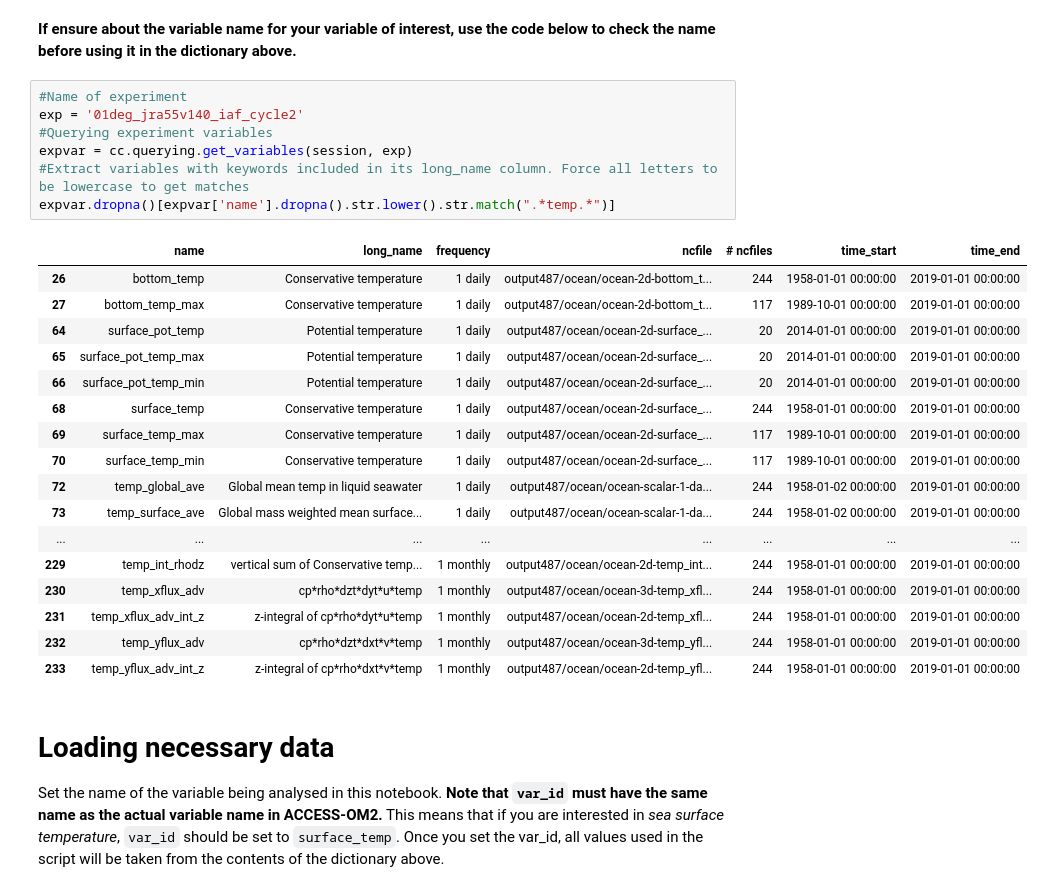
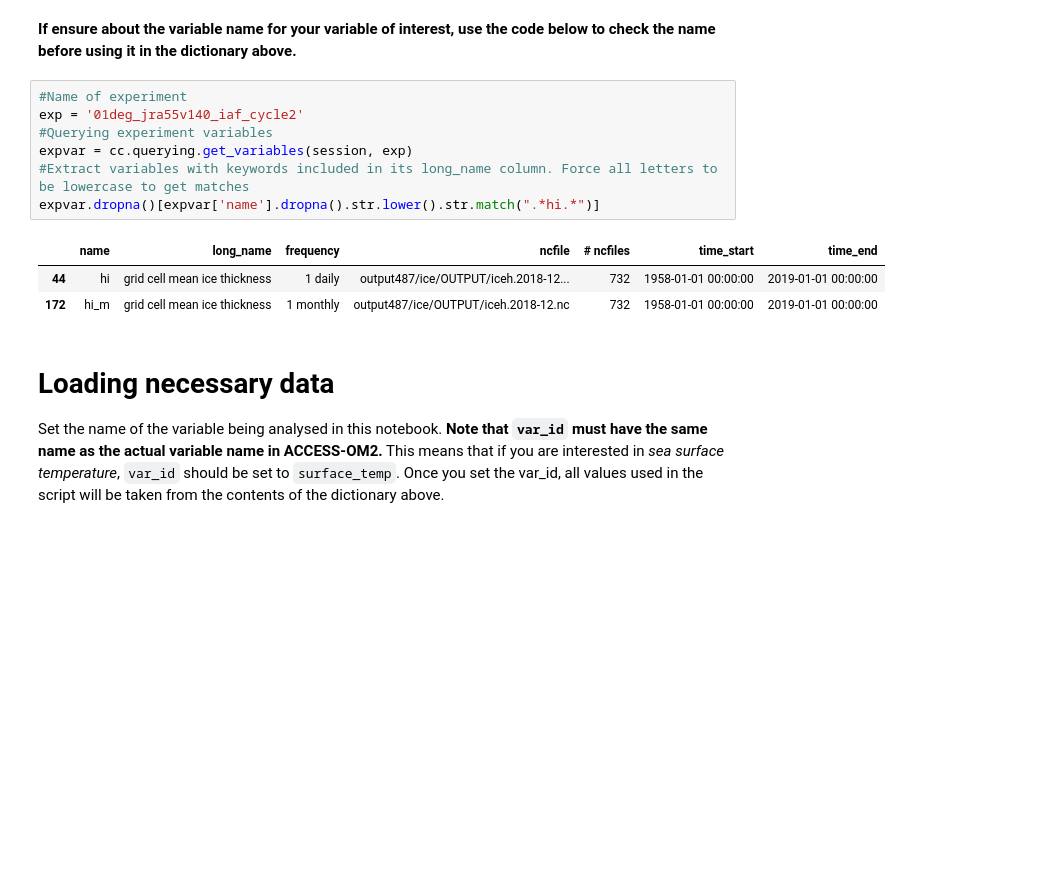
Before and after one commit to lidefi87/ACCESS_scripts_DFA, a Jupyter notebook: Scripts/ZonalStatistics.ipynb, the cells around one changed output. Cells and saved outputs as stored; diff of their text form; blank space fills up the shorter version.

```diff
--- a/Scripts/ZonalStatistics.ipynb
+++ b/Scripts/ZonalStatistics.ipynb
@@ -90,28 +144,14 @@ varDict = OrderedDict([
 # %%
 #Name of experiment
 exp = '01deg_jra55v140_iaf_cycle2'
 #Querying experiment variables
 expvar = cc.querying.get_variables(session, exp)
 #Extract variables with keywords included in its long_name column. Force all letters to be lowercase to get matches
-expvar.dropna()[expvar['name'].dropna().str.lower().str.match(".*temp.*")]
+expvar.dropna()[expvar['name'].dropna().str.lower().str.match(".*hi.*")]
 # %% [output]
 |  | name | long_name | frequency | ncfile | # ncfiles | time_start | time_end |
-| 26 | bottom_temp | Conservative temperature | 1 daily | output487/ocean/ocean-2d-bottom_t... | 244 | 1958-01-01 00:00:00 | 2019-01-01 00:00:00 |
-| 27 | bottom_temp_max | Conservative temperature | 1 daily | output487/ocean/ocean-2d-bottom_t... | 117 | 1989-10-01 00:00:00 | 2019-01-01 00:00:00 |
-| 64 | surface_pot_temp | Potential temperature | 1 daily | output487/ocean/ocean-2d-surface_... | 20 | 2014-01-01 00:00:00 | 2019-01-01 00:00:00 |
-| 65 | surface_pot_temp_max | Potential temperature | 1 daily | output487/ocean/ocean-2d-surface_... | 20 | 2014-01-01 00:00:00 | 2019-01-01 00:00:00 |
-| 66 | surface_pot_temp_min | Potential temperature | 1 daily | output487/ocean/ocean-2d-surface_... | 20 | 2014-01-01 00:00:00 | 2019-01-01 00:00:00 |
-| 68 | surface_temp | Conservative temperature | 1 daily | output487/ocean/ocean-2d-surface_... | 244 | 1958-01-01 00:00:00 | 2019-01-01 00:00:00 |
-| 69 | surface_temp_max | Conservative temperature | 1 daily | output487/ocean/ocean-2d-surface_... | 117 | 1989-10-01 00:00:00 | 2019-01-01 00:00:00 |
-| 70 | surface_temp_min | Conservative temperature | 1 daily | output487/ocean/ocean-2d-surface_... | 117 | 1989-10-01 00:00:00 | 2019-01-01 00:00:00 |
-| 72 | temp_global_ave | Global mean temp in liquid seawater | 1 daily | output487/ocean/ocean-scalar-1-da... | 244 | 1958-01-02 00:00:00 | 2019-01-01 00:00:00 |
-| 73 | temp_surface_ave | Global mass weighted mean surface... | 1 daily | output487/ocean/ocean-scalar-1-da... | 244 | 1958-01-02 00:00:00 | 2019-01-01 00:00:00 |
-| ... | ... | ... | ... | ... | ... | ... | ... |
-| 229 | temp_int_rhodz | vertical sum of Conservative temp... | 1 monthly | output487/ocean/ocean-2d-temp_int... | 244 | 1958-01-01 00:00:00 | 2019-01-01 00:00:00 |
-| 230 | temp_xflux_adv | cp*rho*dzt*dyt*u*temp | 1 monthly | output487/ocean/ocean-3d-temp_xfl... | 244 | 1958-01-01 00:00:00 | 2019-01-01 00:00:00 |
-| 231 | temp_xflux_adv_int_z | z-integral of cp*rho*dyt*u*temp | 1 monthly | output487/ocean/ocean-2d-temp_xfl... | 244 | 1958-01-01 00:00:00 | 2019-01-01 00:00:00 |
-| 232 | temp_yflux_adv | cp*rho*dzt*dxt*v*temp | 1 monthly | output487/ocean/ocean-3d-temp_yfl... | 244 | 1958-01-01 00:00:00 | 2019-01-01 00:00:00 |
-| 233 | temp_yflux_adv_int_z | z-integral of cp*rho*dxt*v*temp | 1 monthly | output487/ocean/ocean-2d-temp_yfl... | 244 | 1958-01-01 00:00:00 | 2019-01-01 00:00:00 |
+| 44 | hi | grid cell mean ice thickness | 1 daily | output487/ice/OUTPUT/iceh.2018-12... | 732 | 1958-01-01 00:00:00 | 2019-01-01 00:00:00 |
+| 172 | hi_m | grid cell mean ice thickness | 1 monthly | output487/ice/OUTPUT/iceh.2018-12.nc | 732 | 1958-01-01 00:00:00 | 2019-01-01 00:00:00 |
 # %% [markdown]
 # Loading necessary data
 Set the name of the variable being analysed in this notebook. **Note that `var_id` must have the same name as the actual variable name in ACCESS-OM2.** This means that if you are interested in *sea surface temperature*, `var_id` should be set to `surface_temp`. Once you set the var_id, all values used in the script will be taken from the contents of the dictionary above.
```
Also changed, not shown: parts of 11 cells of this notebook, 4 other files.
